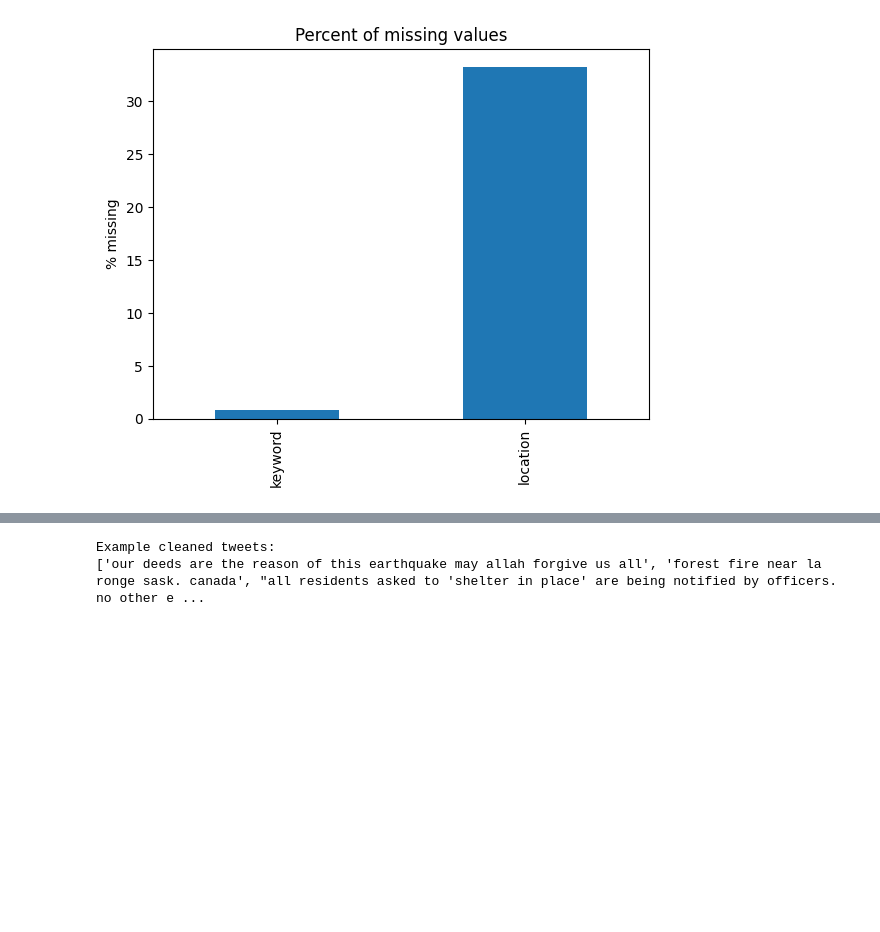
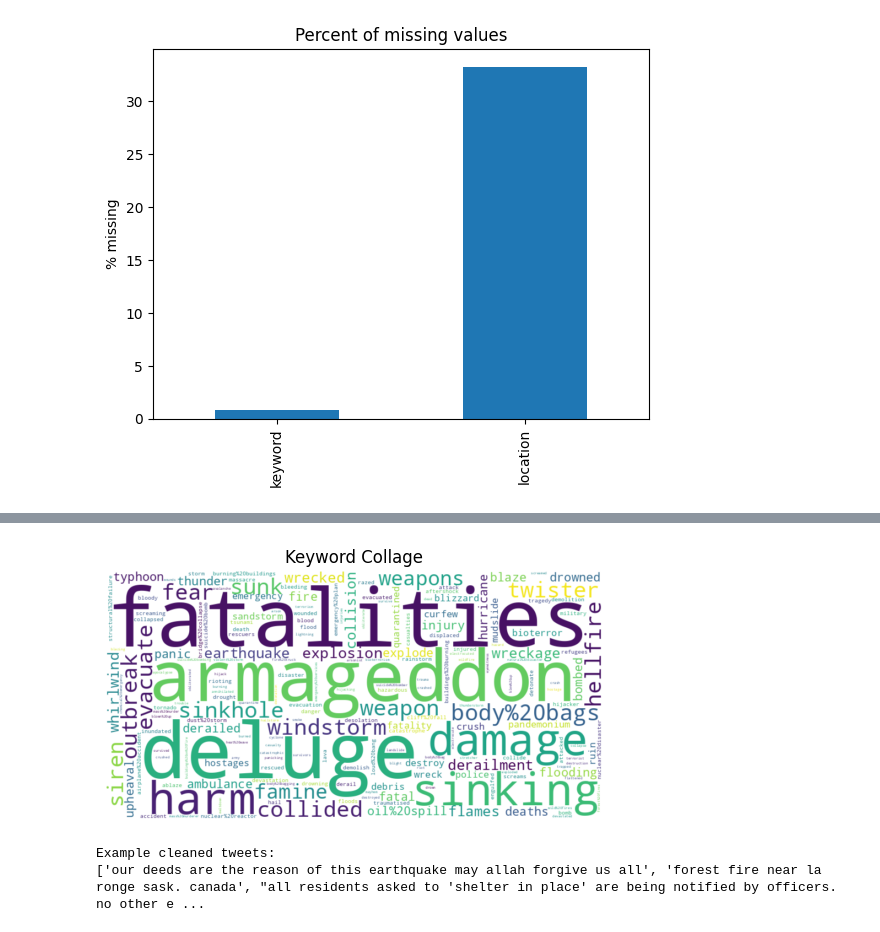
Before and after one commit to G-Natalie-G/NLP-Disaster-Tweets-Kaggle-Mini-Project, a Jupyter notebook: nlp-disaster-tweets-kaggle-mini-project.ipynb, the cells around one changed output, grey strips where cells are left out. Cells and saved outputs as stored; diff of their text form; code cells hidden in the pictures; blank space fills up the shorter version.

```diff
--- a/nlp-disaster-tweets-kaggle-mini-project.ipynb
+++ b/nlp-disaster-tweets-kaggle-mini-project.ipynb
@@ -96,3 +138,16 @@ plt.show()
+# %%
+# Collage
+
+freq = df['keyword'].dropna().value_counts().to_dict()
+wc_kw = WordCloud(width=900, height=450, background_color="white")
+img_kw = wc_kw.generate_from_frequencies(freq)
+
+plt.imshow(img_kw, interpolation="bilinear")
+plt.axis("off")
+plt.title("Keyword Collage")
+plt.show()
+# %% [output]
+[figure, added]
 # %%
 # Clean up the text
 
```
Also changed, not shown: parts of 5 cells of this notebook.
